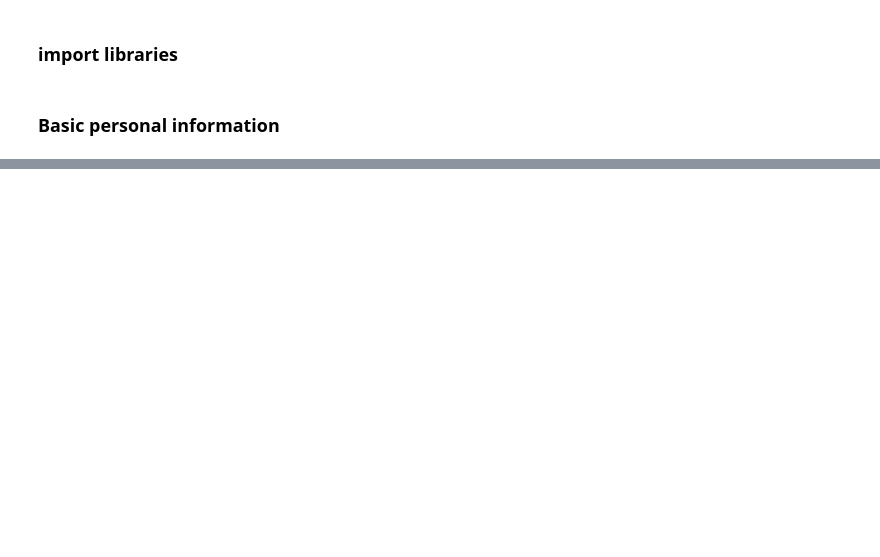
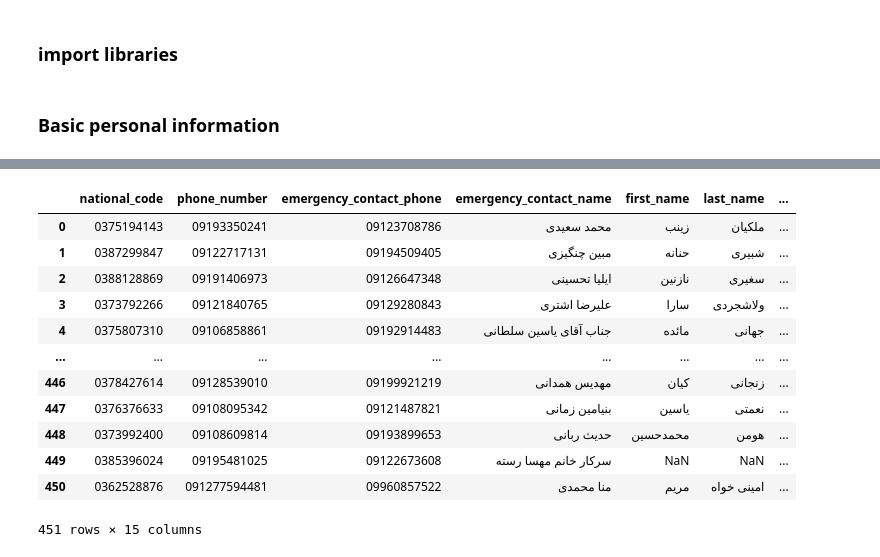
Before and after one commit to maryamini00/hr-analytics-system, a Jupyter notebook: data/personal_records.ipynb, the cells around one changed output, grey strips where cells are left out. Drawn from its saved outputs; the diff is of its cells as text; code cells hidden in the pictures; blank space fills up the shorter version.

```diff
--- a/data/personal_records.ipynb
+++ b/data/personal_records.ipynb
@@ -10,3 +3,10 @@ number_of_employees = 400
+# %%
+import numpy as np, time
+import pandas as pd
+from faker import Faker as fk
+import matplotlib.pyplot as plt
+fake = fk("fa_IR")
+number_of_employees = 450 # without ceo
 # %% [markdown]
 ### Basic personal information
 # %%
@@ -99,0 +260,19 @@ d["address"] = pd.DataFrame(d_s)
+# %%
+# create ceo
+ceo_dic = {
+    "national_code": "0362528876",
+    "phone_number": "091277594481",
+    "emergency_contact_phone": "09960857522",
+    "emergency_contact_name": "منا محمدی",
+    "first_name": "مریم",
+    "last_name": "امینی خواه",
+    "gender": "خانم",
+    "father_name": "حسن",
+    "email": "amaryam6674@gmail.com",
+    # "birth_date": "1982-07-29 00:00:00",
+    # "marital_status": "مجرد",
+    "address": "80143 آوا کوچه واحد 560",
+    "department": "مدیر عامل",
+    "position": "مدیر عامل",
+}
+d = pd.concat([d, pd.DataFrame([ceo_dic])], ignore_index=True)
@@ -100 +546,32 @@ d["address"] = pd.DataFrame(d_s)
+# %%
+# university
+university = []
+uni_list = ["دانشگاه تهران"," دانشگاه شهید بهشتی"," دانشگاه صنعتی شریف", "دانشگاه علامه طباطبایی",
+            "دانشگاه تربیت مدرس", "دانشگاه علم و صنعت", "دانشگاه صنعتی امیرکبیر", "دانشگاه فردوسی مشهد",
+            "George Washington University", "University of Texas at Austin", "University of Washington",
+            "University of Florida", "Arizona State University", "University of Glasgow", "University of Leeds",
+            "University of Nottingham", "University of California, Berkeley", "University of Pennsylvania",
+            "Cornell University", "Duke University", "University of Michigan", "Northwestern University",
+            "King's College London"]
+
+for i in range(number_of_employees):
+    university.append(np.random.choice(uni_list))
+
+d_s = pd.DataFrame({"university": university})
+d = pd.concat([d, d_s], axis=1)
+d
+# %% [output]
+|  | national_code | phone_number | emergency_contact_phone | emergency_contact_name | first_name | last_name | ... |
+| 0 | 0375194143 | 09193350241 | 09123708786 | محمد سعیدی | زینب | ملکیان | ... |
+| 1 | 0387299847 | 09122717131 | 09194509405 | مبين چنگیزی | حنانه | شبیری | ... |
+| 2 | 0388128869 | 09191406973 | 09126647348 | ایلیا تحسینی | نازنین | سغیری | ... |
+| 3 | 0373792266 | 09121840765 | 09129280843 | علیرضا اشتری | سارا | ولاشجردی | ... |
+| 4 | 0375807310 | 09106858861 | 09192914483 | جناب آقای یاسین سلطانی | مائده | جهانی | ... |
+| ... | ... | ... | ... | ... | ... | ... | ... |
+| 446 | 0378427614 | 09128539010 | 09199921219 | مهدیس همدانی | کيان | زنجانی | ... |
+| 447 | 0376376633 | 09108095342 | 09121487821 | بنيامين زمانی | یاسین | نعمتی | ... |
+| 448 | 0373992400 | 09108609814 | 09193899653 | حدیث ربانی | محمدحسين | هومن | ... |
+| 449 | 0385396024 | 09195481025 | 09122673608 | سرکار خانم مهسا رسته | NaN | NaN | ... |
+| 450 | 0362528876 | 091277594481 | 09960857522 | منا محمدی | مریم | امینی خواه | ... |
+451 rows × 15 columns
 # %%
```
Also changed, not shown: parts of 15 cells of this notebook.
